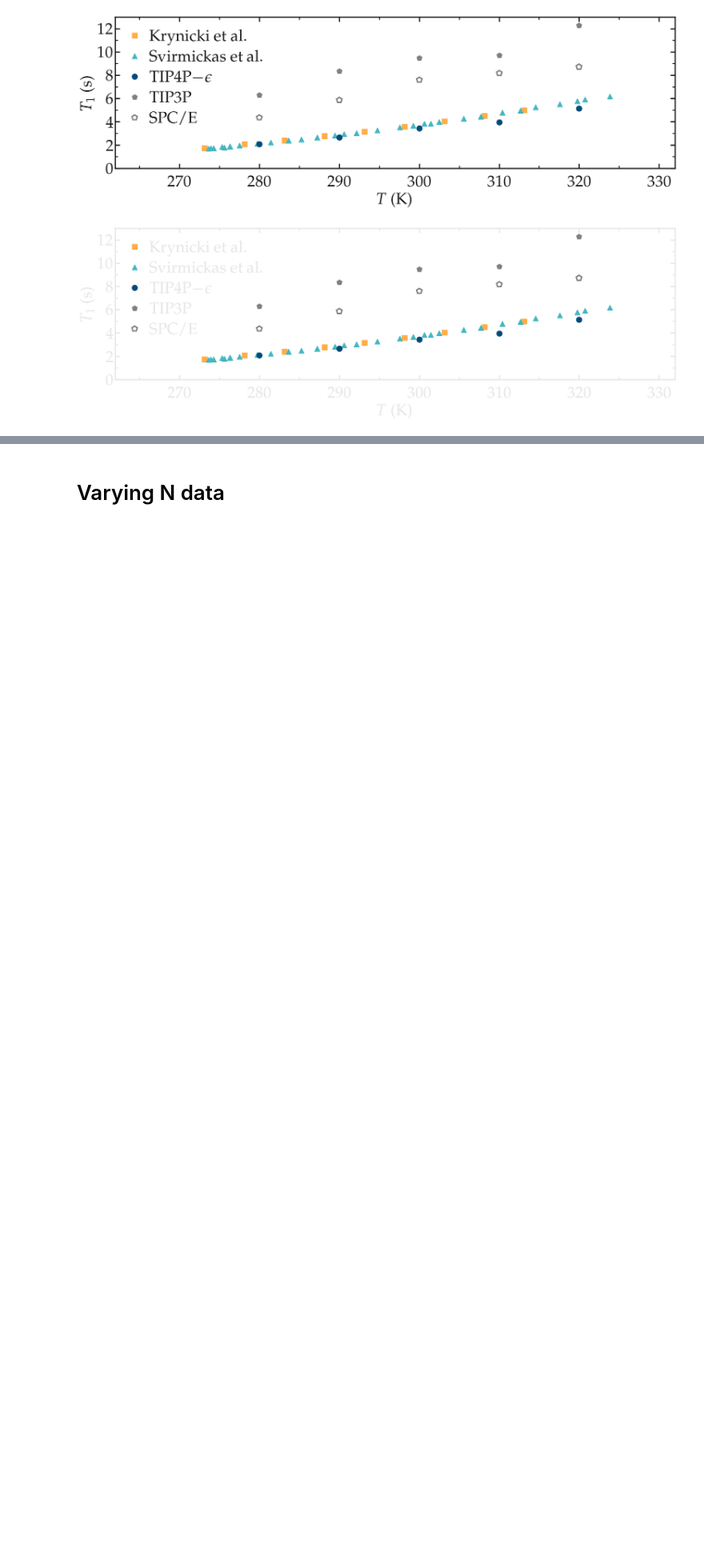
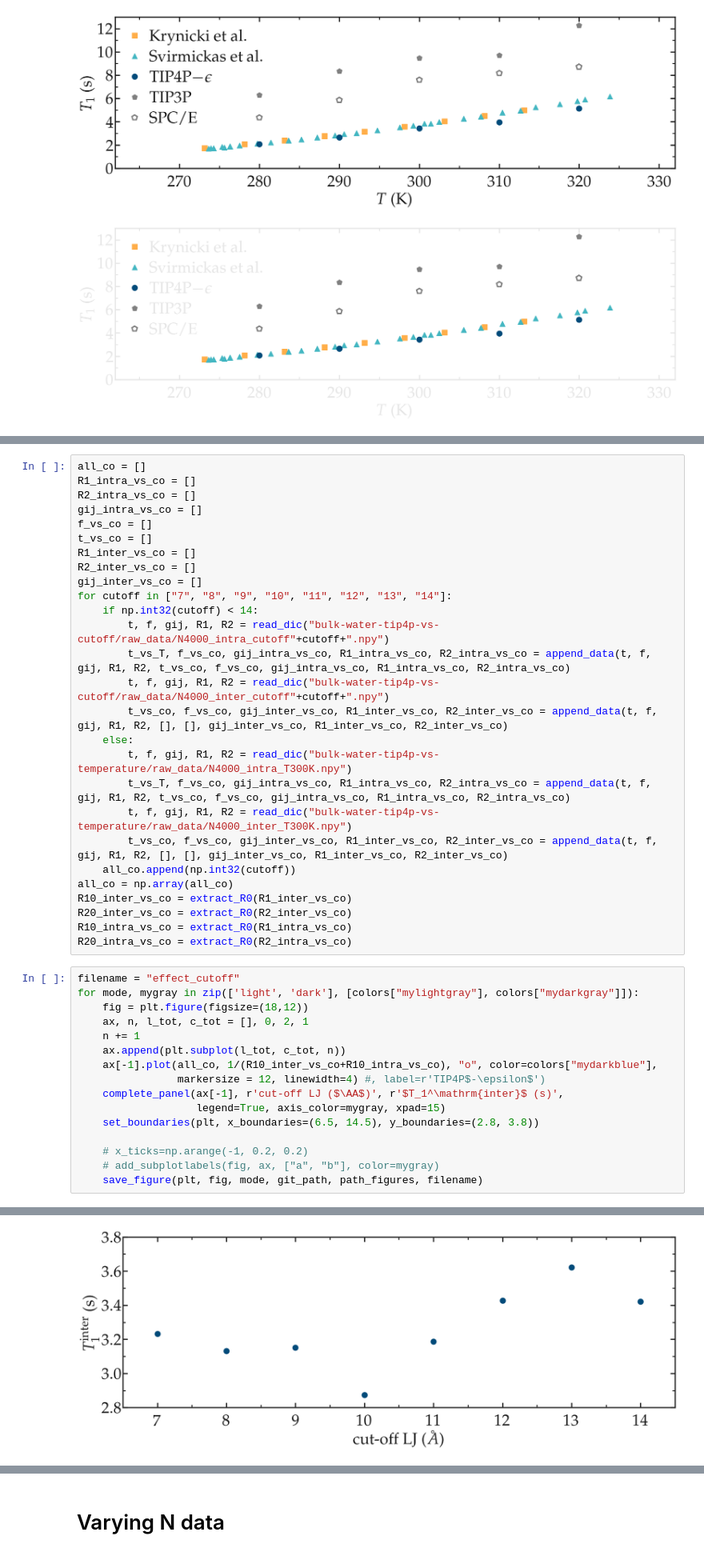
Before and after one commit to simongravelle/nmrformd, a Jupyter notebook: examples/illustrations/bulk-water.ipynb, the cells around one changed output, grey strips where cells are left out. Shown at 80% size. Drawn from its saved outputs; the diff is of its cells as text; blank space fills up the shorter version.

Commit message:
added effect cutoff figure

```diff
--- a/examples/illustrations/bulk-water.ipynb
+++ b/examples/illustrations/bulk-water.ipynb
@@ -146,0 +149,44 @@ for mode, mygray in zip(['light', 'dark'], [colors["mylightgray"], colors["mydar
+# %%
+all_co = []
+R1_intra_vs_co = []
+R2_intra_vs_co = []
+gij_intra_vs_co = []
+f_vs_co = []
+t_vs_co = []
+R1_inter_vs_co = []
+R2_inter_vs_co = []
+gij_inter_vs_co = []
+for cutoff in ["7", "8", "9", "10", "11", "12", "13", "14"]:
+    if np.int32(cutoff) < 14:
+        t, f, gij, R1, R2 = read_dic("bulk-water-tip4p-vs-cutoff/raw_data/N4000_intra_cutoff"+cutoff+".npy")
+        t_vs_T, f_vs_co, gij_intra_vs_co, R1_intra_vs_co, R2_intra_vs_co = append_data(t, f, gij, R1, R2, t_vs_co, f_vs_co, gij_intra_vs_co, R1_intra_vs_co, R2_intra_vs_co)
+        t, f, gij, R1, R2 = read_dic("bulk-water-tip4p-vs-cutoff/raw_data/N4000_inter_cutoff"+cutoff+".npy")
+        t_vs_co, f_vs_co, gij_inter_vs_co, R1_inter_vs_co, R2_inter_vs_co = append_data(t, f, gij, R1, R2, [], [], gij_inter_vs_co, R1_inter_vs_co, R2_inter_vs_co)
+    else:
+        t, f, gij, R1, R2 = read_dic("bulk-water-tip4p-vs-temperature/raw_data/N4000_intra_T300K.npy")
+        t_vs_T, f_vs_co, gij_intra_vs_co, R1_intra_vs_co, R2_intra_vs_co = append_data(t, f, gij, R1, R2, t_vs_co, f_vs_co, gij_intra_vs_co, R1_intra_vs_co, R2_intra_vs_co)
+        t, f, gij, R1, R2 = read_dic("bulk-water-tip4p-vs-temperature/raw_data/N4000_inter_T300K.npy")
+        t_vs_co, f_vs_co, gij_inter_vs_co, R1_inter_vs_co, R2_inter_vs_co = append_data(t, f, gij, R1, R2, [], [], gij_inter_vs_co, R1_inter_vs_co, R2_inter_vs_co)
+    all_co.append(np.int32(cutoff))
+all_co = np.array(all_co)
+R10_inter_vs_co = extract_R0(R1_inter_vs_co)
+R20_inter_vs_co = extract_R0(R2_inter_vs_co)
+R10_intra_vs_co = extract_R0(R1_intra_vs_co)
+R20_intra_vs_co = extract_R0(R2_intra_vs_co)
+# %%
+filename = "effect_cutoff"
+for mode, mygray in zip(['light', 'dark'], [colors["mylightgray"], colors["mydarkgray"]]):
+    fig = plt.figure(figsize=(18,12))
+    ax, n, l_tot, c_tot = [], 0, 2, 1
+    n += 1
+    ax.append(plt.subplot(l_tot, c_tot, n))
+    ax[-1].plot(all_co, 1/(R10_inter_vs_co+R10_intra_vs_co), "o", color=colors["mydarkblue"],
+                markersize = 12, linewidth=4) #, label=r'TIP4P$-\epsilon$')
+    complete_panel(ax[-1], r'cut-off LJ ($\AA$)', r'$T_1^\mathrm{inter}$ (s)',
+                   legend=True, axis_color=mygray, xpad=15)
+    set_boundaries(plt, x_boundaries=(6.5, 14.5), y_boundaries=(2.8, 3.8))
+
+    # x_ticks=np.arange(-1, 0.2, 0.2)
+    # add_subplotlabels(fig, ax, ["a", "b"], color=mygray)
+    save_figure(plt, fig, mode, git_path, path_figures, filename)
+# %% [output]
@@ -146,0 +195 @@ for mode, mygray in zip(['light', 'dark'], [colors["mylightgray"], colors["mydar
+[figure, added]
```
Also changed, not shown: parts of 2 cells of this notebook, 2 other files.
